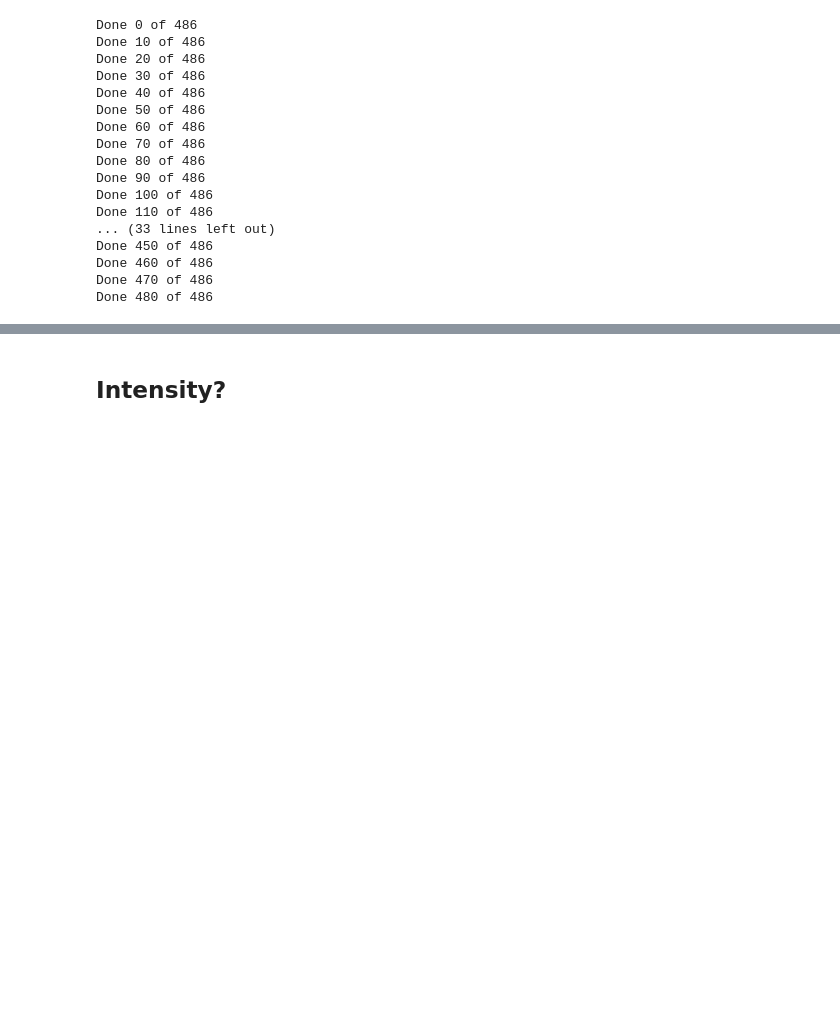
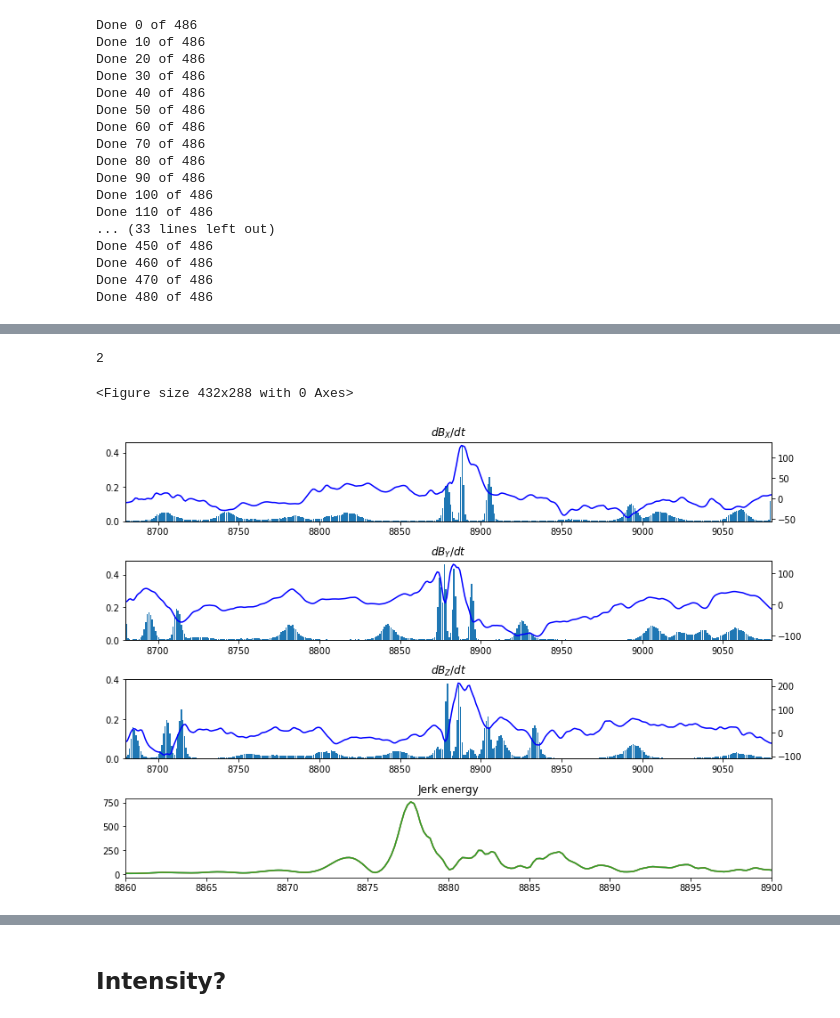
Before and after one commit to plivermore/jerk_finder, a Jupyter notebook: path_model_jerks.ipynb, the cells around one changed output, grey strips where cells are left out. Saved outputs shown, nothing was run; the diff lists cells and outputs as text; code cells hidden in the pictures; blank space fills up the shorter version.

```diff
--- a/path_model_jerks.ipynb
+++ b/path_model_jerks.ipynb
@@ -356,0 +466,56 @@ with open("Jerk9_lat_long.results", "rb") as fp:   # Unpickling
+# %%
+np.sum(np.array([3,4,0]) > 0)
+# %% [output]
+2
+# %%
+jerk_number = 8 # in Python indexing
+# sample every year
+time_yearly = np.arange(jerk_times[jerk_number]-200,jerk_times[jerk_number]+200+1)
+
+
+plt.figure()
+f, (ax1, ax2,ax3,ax4) = plt.subplots(4, 1, figsize=(13,9) )
+
+for j in range(len(results)):
+    theta = results[j][0]
+    phi = results[j][1]
+    component = results[j][2]
+    CP = results[j][3]
+    if(theta==90 and phi == 80):
+        theta=90
+        phi=80
+        Br, Btheta, Bphi = cp.model_utils.synth_values(coeffs, radius, theta, phi,nmax=13)
+        Br_yearly,Btheta_yearly, Bphi_yearly = np.interp(time_yearly, time, Br ), np.interp(time_yearly, time, Btheta ), np.interp(time_yearly, time, Bphi )
+        Bx_dot, By_dot, Bz_dot = -np.gradient(Btheta_yearly,time_yearly), np.gradient(Bphi_yearly,time_yearly), -np.gradient(Br_yearly,time_yearly)
+        left_edges = np.linspace(TIMES_MIN, TIMES_MAX, CP_NBINS,endpoint=False)
+        if component == 0:
+            ax1.bar(left_edges, CP, align='edge', width = 0.85*(left_edges[1] - left_edges[0]))
+            ax1.set_xlim(time_yearly.min(), time_yearly.max() )
+            ax5 = ax1.twinx()
+            ax5.plot(TIMES,Bx_dot,'b')
+            ax1.set_title(r'$d{B_X}/dt$')
+
+        if component == 1:
+            ax2.bar(left_edges, CP, align='edge', width = 0.85*(left_edges[1] - left_edges[0]))
+            ax2.set_xlim(time_yearly.min(), time_yearly.max() )
+            ax5 = ax2.twinx()
+            ax5.plot(TIMES,By_dot,'b')
+            ax2.set_title(r'$d{B_Y}/dt$')
+
+        if component == 2:
+            ax3.bar(left_edges, CP, align='edge', width = 0.85*(left_edges[1] - left_edges[0]))
+            ax3.set_xlim(time_yearly.min(), time_yearly.max() )
+            ax5 = ax3.twinx()
+            ax5.plot(TIMES,Bz_dot,'b')
+            ax3.set_title(r'$d{B_Z}/dt$')
+
+        time_EJ, EJ = np.loadtxt('Jerk_energy.dat',unpack=True)
+        ax4.plot(time_EJ, EJ )
+        ax4.set_xlim(8860, 8900 )
+        ax4.set_title('Jerk energy')
+
+
+        plt.subplots_adjust(left=None, bottom=None, right=None, top=None, wspace=None, hspace=0.5)
+# %% [output]
+<Figure size 432x288 with 0 Axes>
+[figure, added]
```
Also changed, not shown: parts of 7 cells of this notebook, 5 other files.
